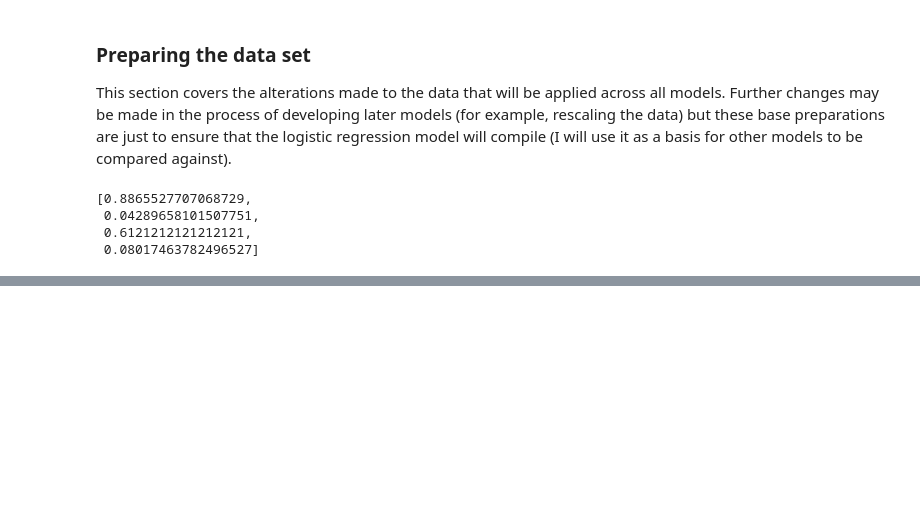
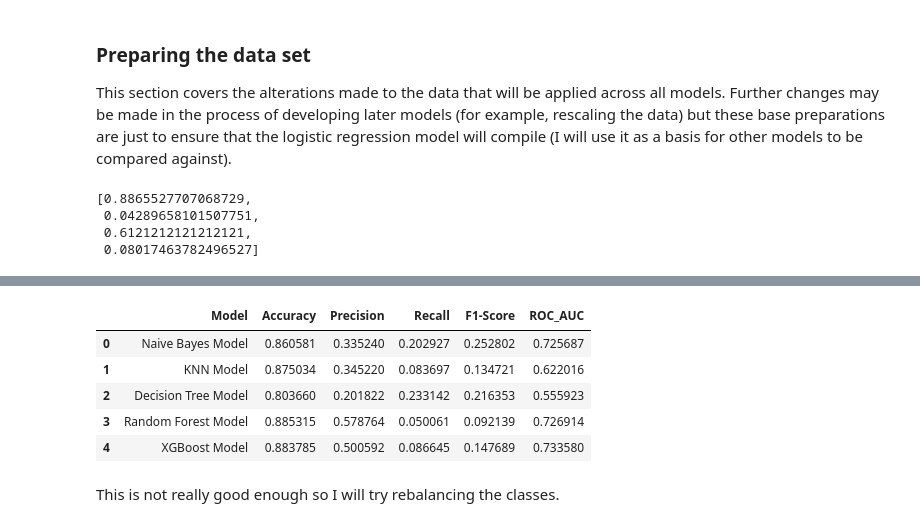
Before and after one commit to the-ethical-ai/Loan_default, a Jupyter notebook: loan_default_notebook.ipynb, the cells around one changed output, grey strips where cells are left out. Drawn from its saved outputs; the diff is of its cells as text; code cells hidden in the pictures; blank space fills up the shorter version.

```diff
--- a/loan_default_notebook.ipynb
+++ b/loan_default_notebook.ipynb
@@ -365,0 +384,54 @@ model is nowhere near powerful enough.
+# %%
+### Scaling the data
+scaler = StandardScaler()
+X_scale = scaler.fit_transform(X)
+
+### Resplitting the data
+X_train, X_test, y_train, y_test = train_test_split(X_scale, y, test_size = 0.2, random_state = 8413)
+X_train, X_val, y_train, y_val = train_test_split(X_train, y_train, test_size = 0.2, random_state = 8413)
+# %%
+### Setting up the models (I have them in order of anticipated success)
+models = {
+    "Naive Bayes Model": GaussianNB(),
+    "KNN Model": KNeighborsClassifier(),
+    "Decision Tree Model": DecisionTreeClassifier(random_state = 8413),
+    "Random Forest Model": RandomForestClassifier(random_state = 8413),
+    "XGBoost Model": XGBClassifier(random_state = 8413)
+}
+# %%
+### Making a dictionary to track all of the model scores
+metrics = {"Model": [],
+          "Accuracy": [],
+          "Precision": [],
+          "Recall": [],
+          "F1-Score": [],
+          "ROC_AUC": []}
+# %%
+### Cross validating the models
+for model_name, model in models.items():
+    accuracies = cross_val_score(model, X_train, y_train, cv = 3, scoring = 'accuracy')
+    precisions = cross_val_score(model, X_train, y_train, cv = 3, scoring = 'precision')
+    recalls = cross_val_score(model, X_train, y_train, cv = 3, scoring = 'recall')
+    f1_scores = cross_val_score(model, X_train, y_train, cv = 3, scoring = 'f1')
+    roc_auc_scores = cross_val_score(model, X_train, y_train, cv = 3, scoring = 'roc_auc')
+
+    # Adding results to the metrics dictionary
+    metrics['Model'].append(model_name)
+    metrics['Accuracy'].append(np.mean(accuracies))
+    metrics['Precision'].append(np.mean(precisions))
+    metrics['Recall'].append(np.mean(recalls))
+    metrics['F1-Score'].append(np.mean(f1_scores))
+    metrics['ROC_AUC'].append(np.mean(roc_auc_scores))
+# %%
+### Changing the metrics dictionary into a dataframe for viewing
+model_scores_df = pd.DataFrame(metrics)
+model_scores_df
+# %% [output]
+|  | Model | Accuracy | Precision | Recall | F1-Score | ROC_AUC |
+| 0 | Naive Bayes Model | 0.860581 | 0.335240 | 0.202927 | 0.252802 | 0.725687 |
+| 1 | KNN Model | 0.875034 | 0.345220 | 0.083697 | 0.134721 | 0.622016 |
+| 2 | Decision Tree Model | 0.803660 | 0.201822 | 0.233142 | 0.216353 | 0.555923 |
+| 3 | Random Forest Model | 0.885315 | 0.578764 | 0.050061 | 0.092139 | 0.726914 |
+| 4 | XGBoost Model | 0.883785 | 0.500592 | 0.086645 | 0.147689 | 0.733580 |
+# %% [markdown]
+This is not really good enough so I will try rebalancing the classes.
```
Also changed, not shown: parts of 13 cells of this notebook.
